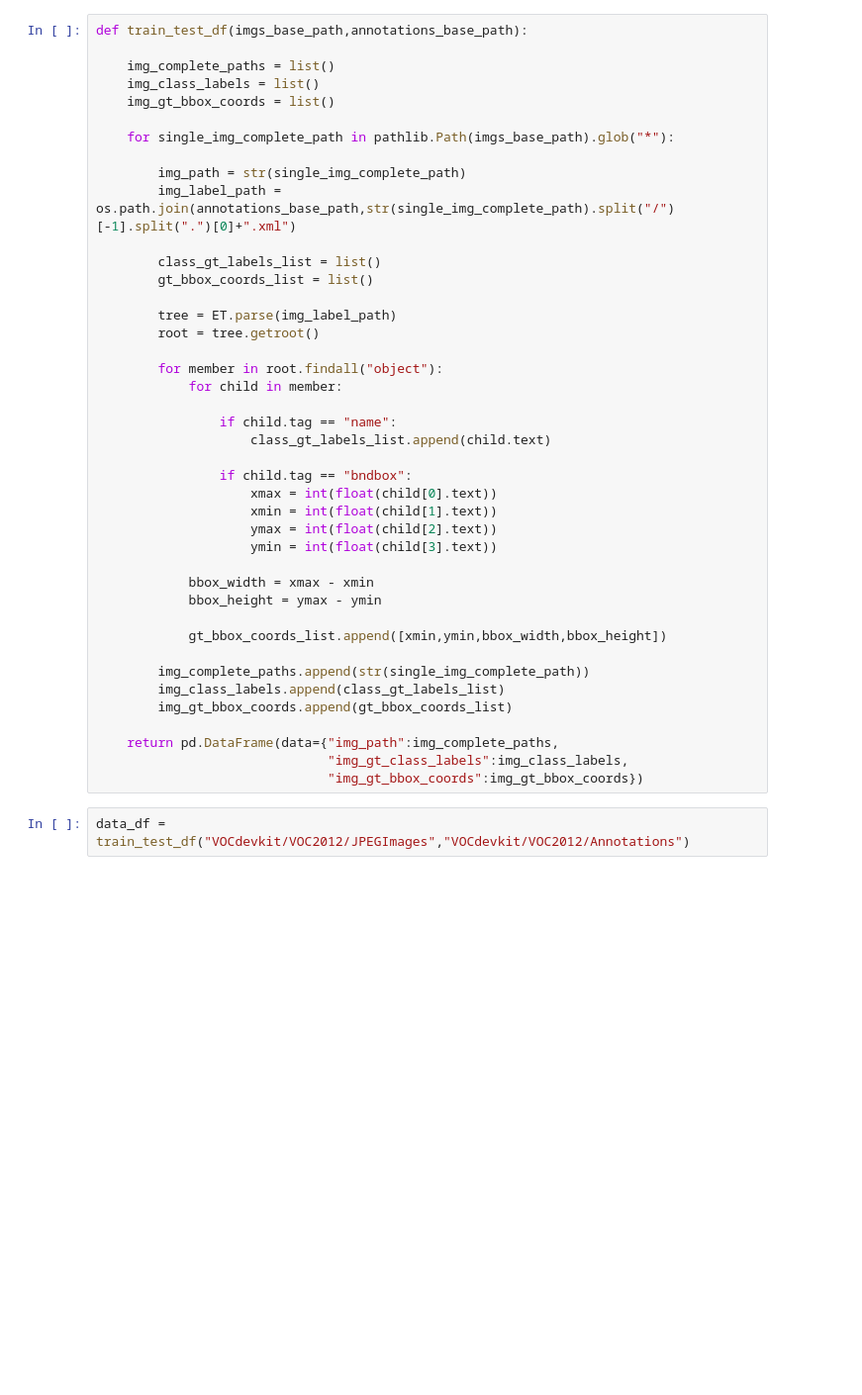
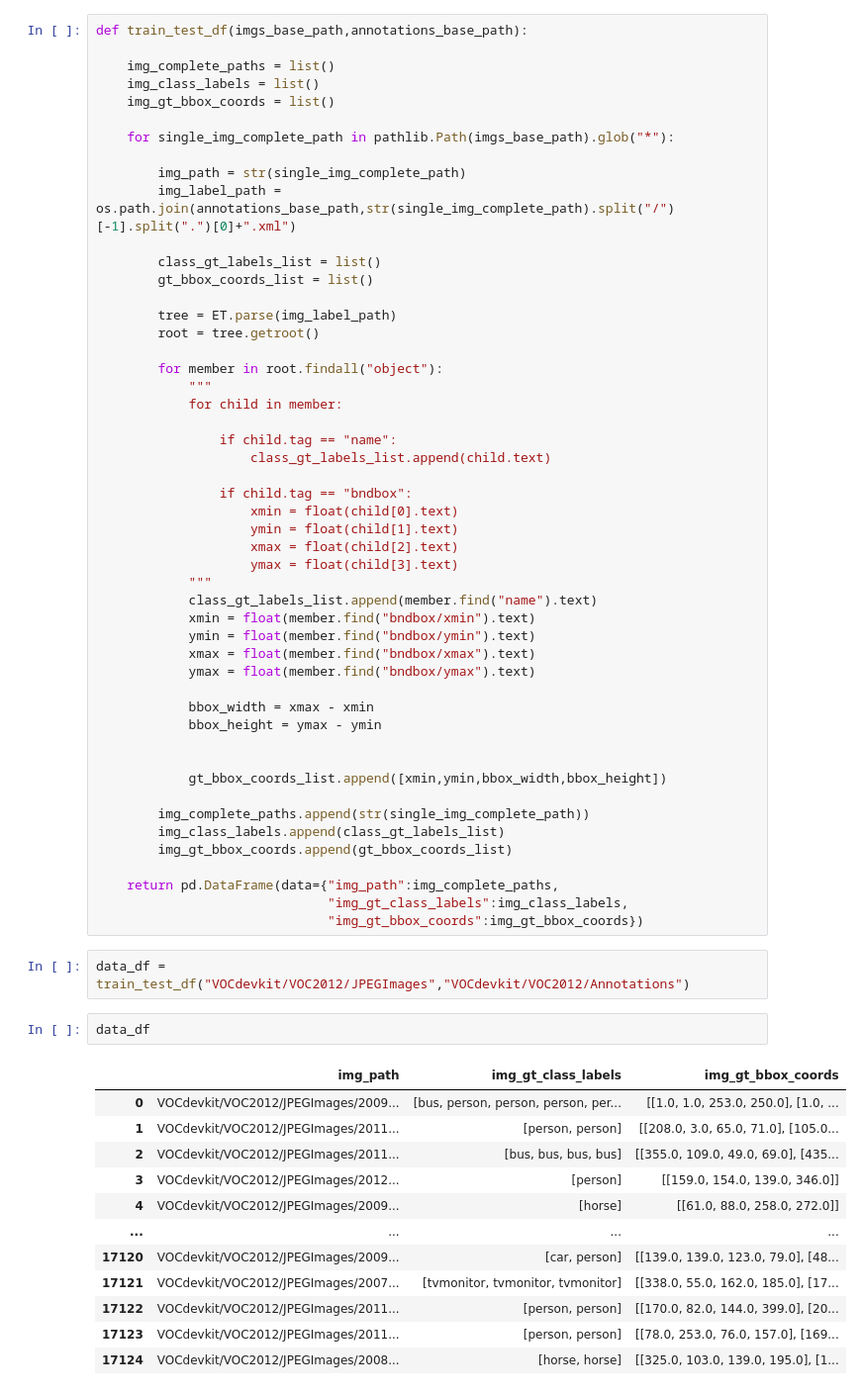
Before and after one commit to aimlrl/yolo-v1-from-scratch, a Jupyter notebook: src.ipynb, the cells around one changed output. Shown at 99% size. Cells and saved outputs as stored; diff of their text form; blank space fills up the shorter version.

```diff
--- a/src.ipynb
+++ b/src.ipynb
@@ -169,19 +203,27 @@ def train_test_df(imgs_base_path,annotations_base_path):
         root = tree.getroot()
 
         for member in root.findall("object"):
+            """
             for child in member:
 
                 if child.tag == "name":
                     class_gt_labels_list.append(child.text)
 
                 if child.tag == "bndbox":
-                    xmax = int(float(child[0].text))
-                    xmin = int(float(child[1].text))
-                    ymax = int(float(child[2].text))
-                    ymin = int(float(child[3].text))
+                    xmin = float(child[0].text)
+                    ymin = float(child[1].text)
+                    xmax = float(child[2].text)
+                    ymax = float(child[3].text)
+            """
+            class_gt_labels_list.append(member.find("name").text)
+            xmin = float(member.find("bndbox/xmin").text)
+            ymin = float(member.find("bndbox/ymin").text)
+            xmax = float(member.find("bndbox/xmax").text)
+            ymax = float(member.find("bndbox/ymax").text)
 
             bbox_width = xmax - xmin
             bbox_height = ymax - ymin
+
 
             gt_bbox_coords_list.append([xmin,ymin,bbox_width,bbox_height])
 
@@ -194,3 +236,18 @@ def train_test_df(imgs_base_path,annotations_base_path):
                               "img_gt_bbox_coords":img_gt_bbox_coords})
 # %%
 data_df = train_test_df("VOCdevkit/VOC2012/JPEGImages","VOCdevkit/VOC2012/Annotations")
+# %%
+data_df
+# %% [output]
+|  | img_path | img_gt_class_labels | img_gt_bbox_coords |
+| 0 | VOCdevkit/VOC2012/JPEGImages/2009... | [bus, person, person, person, per... | [[1.0, 1.0, 253.0, 250.0], [1.0, ... |
+| 1 | VOCdevkit/VOC2012/JPEGImages/2011... | [person, person] | [[208.0, 3.0, 65.0, 71.0], [105.0... |
+| 2 | VOCdevkit/VOC2012/JPEGImages/2011... | [bus, bus, bus, bus] | [[355.0, 109.0, 49.0, 69.0], [435... |
+| 3 | VOCdevkit/VOC2012/JPEGImages/2012... | [person] | [[159.0, 154.0, 139.0, 346.0]] |
+| 4 | VOCdevkit/VOC2012/JPEGImages/2009... | [horse] | [[61.0, 88.0, 258.0, 272.0]] |
+| ... | ... | ... | ... |
+| 17120 | VOCdevkit/VOC2012/JPEGImages/2009... | [car, person] | [[139.0, 139.0, 123.0, 79.0], [48... |
+| 17121 | VOCdevkit/VOC2012/JPEGImages/2007... | [tvmonitor, tvmonitor, tvmonitor] | [[338.0, 55.0, 162.0, 185.0], [17... |
+| 17122 | VOCdevkit/VOC2012/JPEGImages/2011... | [person, person] | [[170.0, 82.0, 144.0, 399.0], [20... |
+| 17123 | VOCdevkit/VOC2012/JPEGImages/2011... | [person, person] | [[78.0, 253.0, 76.0, 157.0], [169... |
+| 17124 | VOCdevkit/VOC2012/JPEGImages/2008... | [horse, horse] | [[325.0, 103.0, 139.0, 195.0], [1... |
```
Also changed, not shown: parts of 7 cells of this notebook, 3 other files.
